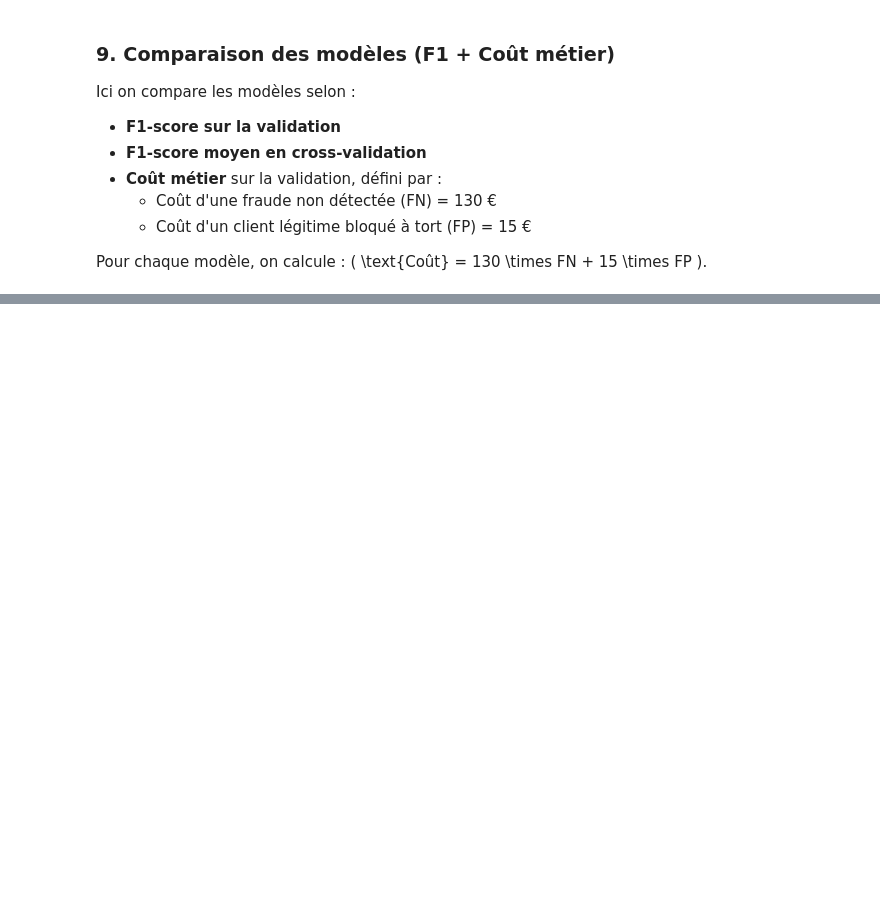
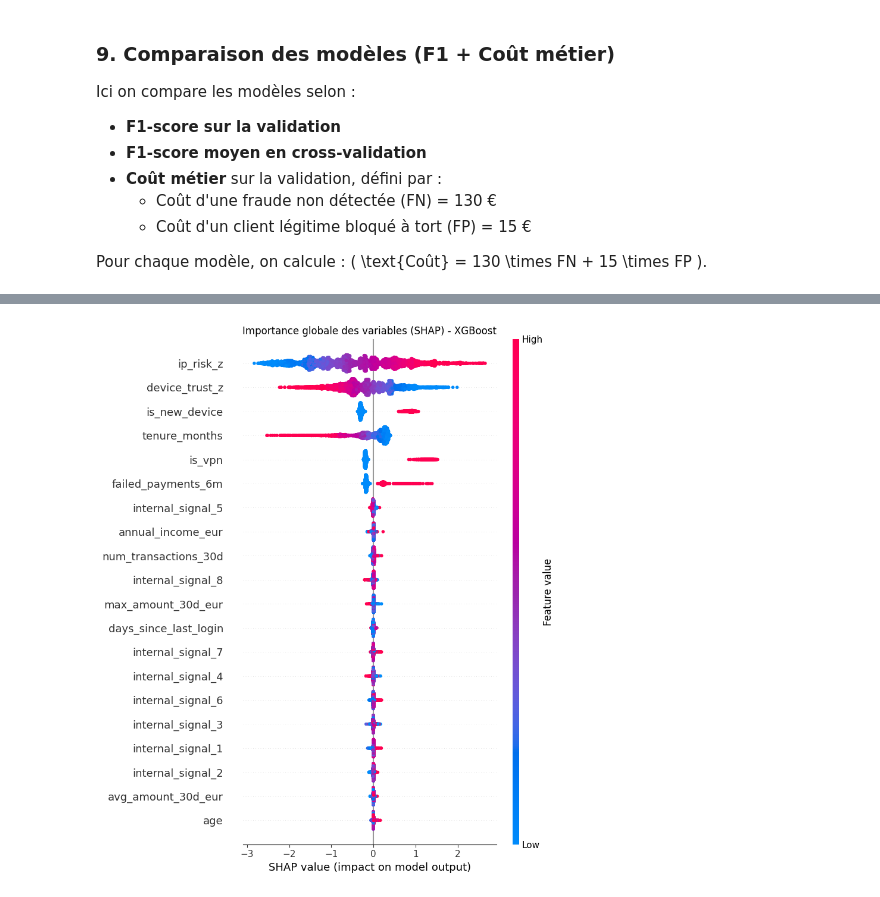
Before and after one commit to Maellelc13/Projet_ML2, a Jupyter notebook: Modélisation/Modélisation_maelle_first.ipynb, the cells around one changed output, grey strips where cells are left out. Cells and saved outputs as stored; diff of their text form; code cells hidden in the pictures; blank space fills up the shorter version.

Commit message:
amélioration du modèle XG Boost, ajout de shap et autre modif

```diff
--- a/Modélisation/Modélisation_maelle_first.ipynb
+++ b/Modélisation/Modélisation_maelle_first.ipynb
@@ -858,0 +1332,88 @@ print("\nTous les fichiers CSV ont été exportés dans ../Prédiction/")
+# %%
+import shap
+import glob
+import os
+import pickle
+import matplotlib.pyplot as plt
+import pandas as pd
+
+# Fonction utilitaire pour recharger le dernier modèle XGBoost sauvegardé
+
+def load_latest_xgb_model():
+    pattern = "../Models/xgboost_*.pkl"
+    files = glob.glob(pattern)
+    if not files:
+        print(f"⚠️ Aucun modèle XGBoost trouvé dans ../Models (pattern: {pattern})")
+        return None
+    latest = max(files, key=os.path.getmtime)
+    with open(latest, "rb") as f:
+        model = pickle.load(f)
+    print(f"✅ Modèle XGBoost chargé depuis {latest}")
+    return model
+
+
+xgb_model_shap = load_latest_xgb_model()
+
+if xgb_model_shap is not None:
+    # Charger le mapping feature_i -> nom de feature d'origine
+    try:
+        mapping = pd.read_csv("../data/feature_mapping_v2_V4.csv")
+        # On nettoie les noms pour qu'ils soient lisibles dans les graphes SHAP
+        clean_names = mapping["real_name"].str.replace("num__", "", regex=False)
+        clean_names = clean_names.str.replace("cat__", "", regex=False)
+
+        # On construit un dict feature_i -> nom propre, puis on applique
+        name_map = dict(zip(mapping["feature_col"], clean_names))
+        X_val_named = X_val.copy()
+        X_val_named.columns = [name_map.get(col, col) for col in X_val_named.columns]
+        print("Colonnes de X_val renommées avec les noms de features d'origine (nettoyés).")
+    except Exception as e:
+        print("Impossible de charger le mapping des features, utilisation des noms 'feature_i' :", e)
+        X_val_named = X_val.copy()
+
+    # Pour aller plus vite en SHAP, on peut prendre un échantillon de la validation
+    X_val_sample = X_val_named.copy()
+    if len(X_val_sample) > 5000:
+        X_val_sample = X_val_sample.sample(5000, random_state=42)
+        print(f"Sous-échantillonnage de X_val pour SHAP : {X_val_sample.shape}")
+
+    # Explainer SHAP pour modèles de type arbre
+    explainer = shap.TreeExplainer(xgb_model_shap)
+    shap_values = explainer.shap_values(X_val_sample)
+
+    # 1) Importance globale des features (summary plot)
+    plt.figure(figsize=(10, 6))
+    shap.summary_plot(
+        shap_values,
+        X_val_sample,
+        feature_names=X_val_sample.columns,
+        show=False,
+        max_display=20,
+    )
+    plt.title("Importance globale des variables (SHAP) - XGBoost")
+    plt.tight_layout()
+    plt.show()
+
+    # 2) Version barplot (plus simple à montrer en présentation)
+    plt.figure(figsize=(10, 6))
+    shap.summary_plot(
+        shap_values,
+        X_val_sample,
+        feature_names=X_val_sample.columns,
+        plot_type="bar",
+        show=False,
+        max_display=20,
+    )
+    plt.title("Importance moyenne des variables (valeur absolue SHAP) - XGBoost")
+    plt.tight_layout()
+    plt.show()
+
+    # 3) Exemple d'explication locale pour un client (première ligne de X_val)
+    idx_example = X_val_sample.index[0]
+    shap.force_plot(
+        explainer.expected_value,
+        shap_values[X_val_sample.index.get_loc(idx_example)],
+        X_val_sample.loc[idx_example, :],
+        matplotlib=True,
+    )
+# %% [output]
@@ -858,0 +1423 @@ print("\nTous les fichiers CSV ont été exportés dans ../Prédiction/")
+[figure, added]
```
Also changed, not shown: parts of 29 cells of this notebook, 13 other files.
